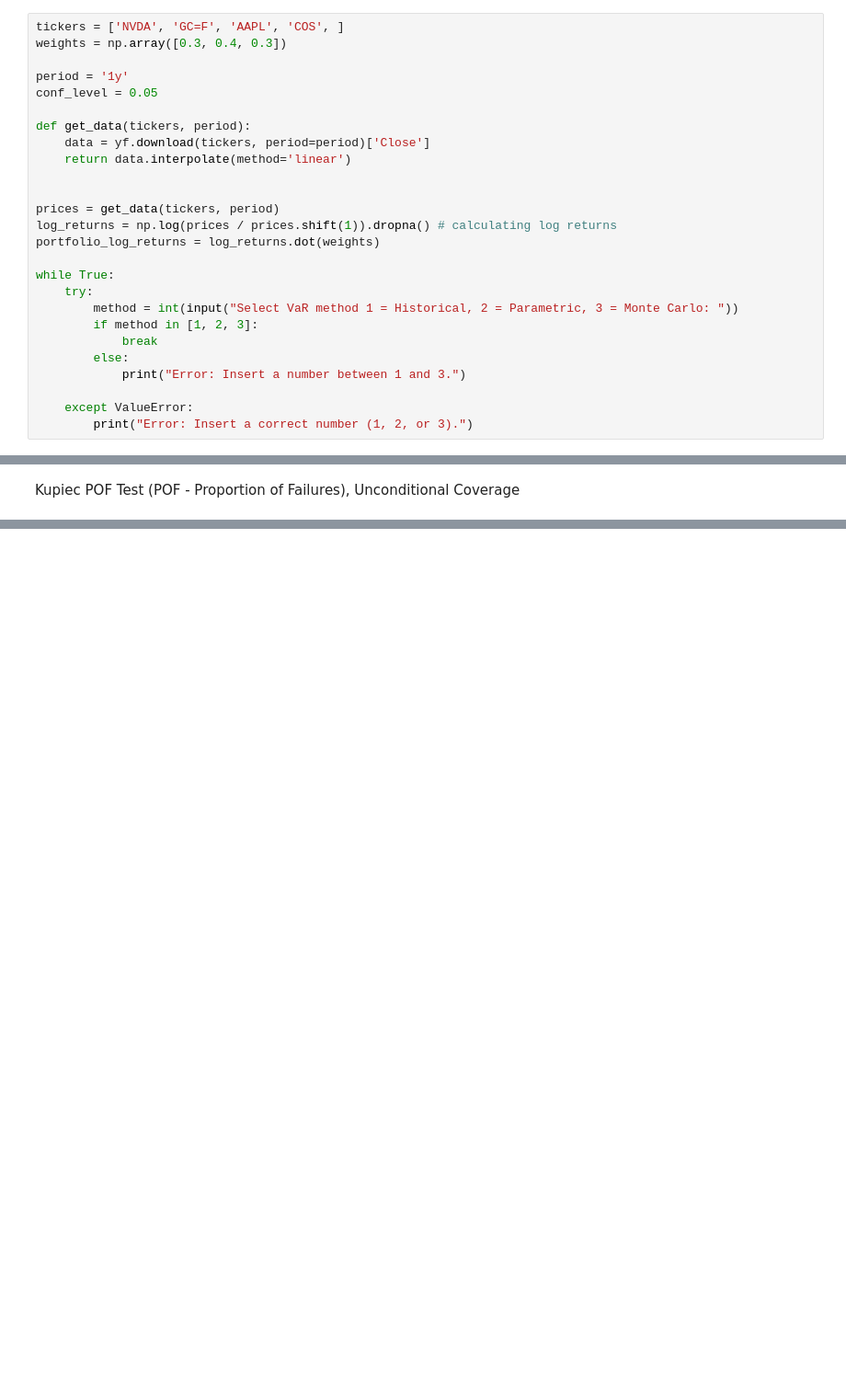
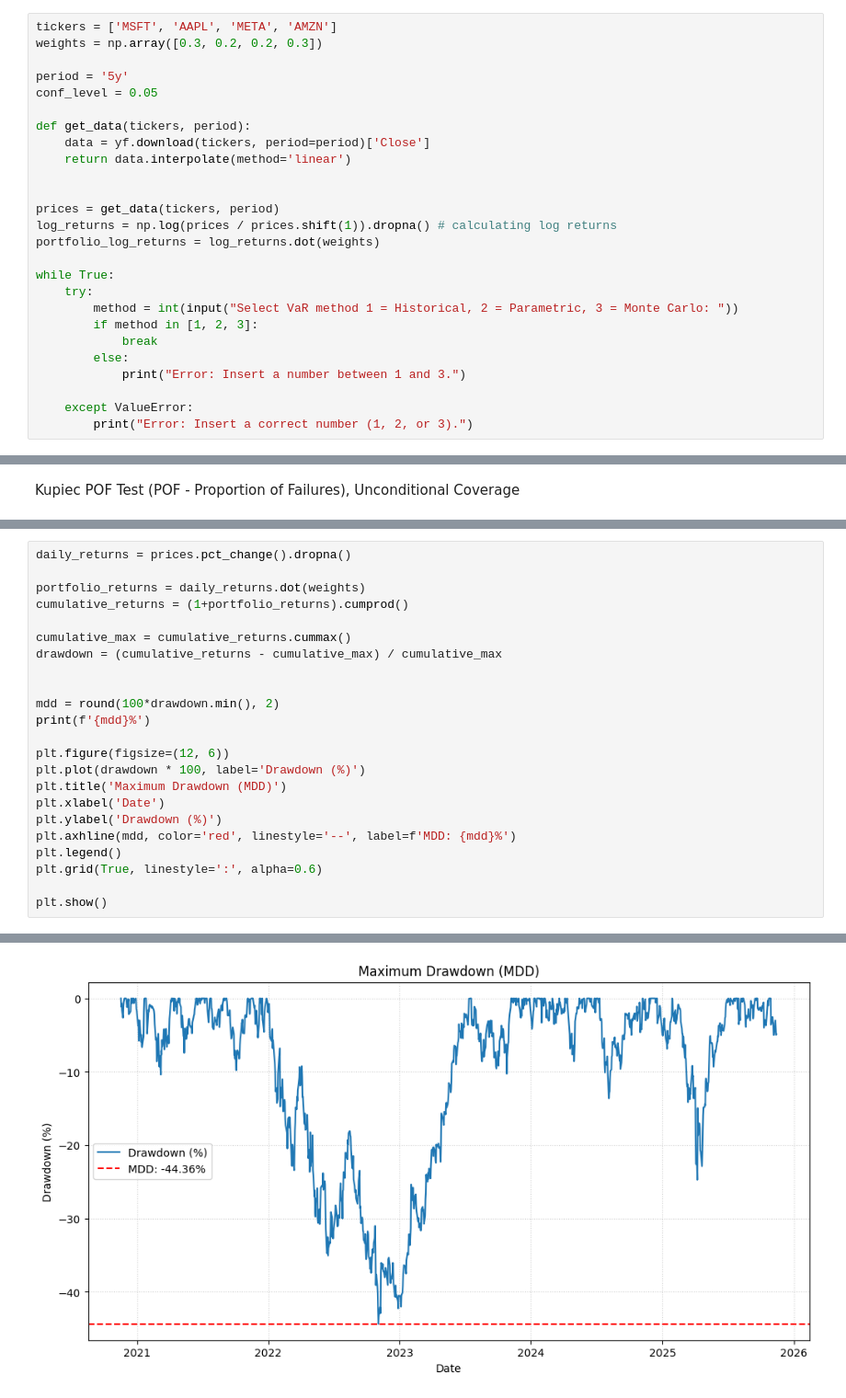
Before and after one commit to dawidtr28/Value-At-Risk, a Jupyter notebook: Value At Risk.ipynb, the cells around one changed output, grey strips where cells are left out. Shown: that part at 92% size. Saved outputs shown, nothing was run; the diff lists cells and outputs as text; blank space fills up the shorter version.

Commit message:
Adding Maximum Drawdown

```diff
--- a/Value At Risk.ipynb
+++ b/Value At Risk.ipynb
@@ -6,10 +6,10 @@ import matplotlib.pyplot as plt
 import scipy.stats as st
 from scipy.stats import chi2
 # %%
-tickers = ['NVDA', 'GC=F', 'AAPL', 'COS', ]
-weights = np.array([0.3, 0.4, 0.3])
+tickers = ['MSFT', 'AAPL', 'META', 'AMZN']
+weights = np.array([0.3, 0.2, 0.2, 0.3])
 
-period = '1y'
+period = '5y'
 conf_level = 0.05
 
 def get_data(tickers, period):
@@ -315,0 +191,24 @@ christoffersen_test(portfolio_log_returns, VaR, alpha=conf_level, alpha_test=0.0
+# %%
+daily_returns = prices.pct_change().dropna()
+
+portfolio_returns = daily_returns.dot(weights)
+cumulative_returns = (1+portfolio_returns).cumprod()
+
+cumulative_max = cumulative_returns.cummax()
+drawdown = (cumulative_returns - cumulative_max) / cumulative_max
+
+
+mdd = round(100*drawdown.min(), 2)
+print(f'{mdd}%')
+
+plt.figure(figsize=(12, 6))
+plt.plot(drawdown * 100, label='Drawdown (%)')
+plt.title('Maximum Drawdown (MDD)')
+plt.xlabel('Date')
+plt.ylabel('Drawdown (%)')
+plt.axhline(mdd, color='red', linestyle='--', label=f'MDD: {mdd}%')
+plt.legend()
+plt.grid(True, linestyle=':', alpha=0.6)
+
+plt.show()
+# %% [output]
@@ -315,0 +216 @@ christoffersen_test(portfolio_log_returns, VaR, alpha=conf_level, alpha_test=0.0
+[figure, added]
```
Also changed, not shown: parts of 11 cells of this notebook.
